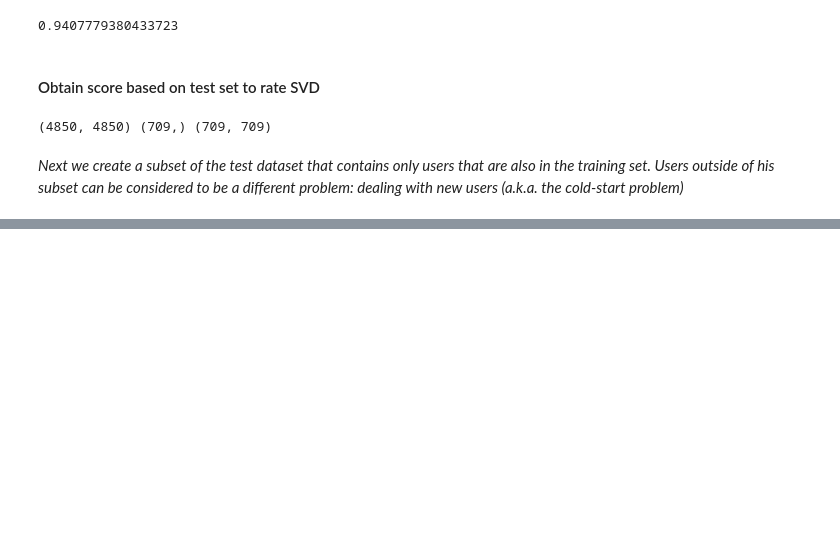
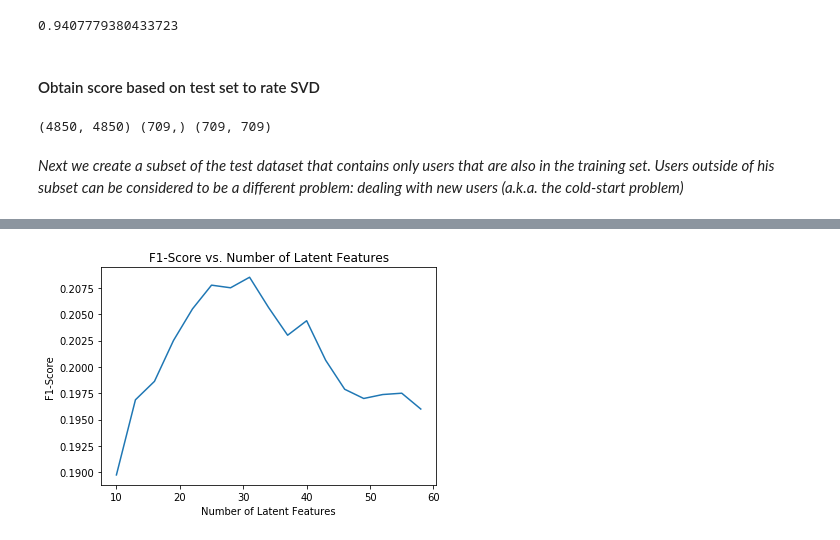
Before and after one commit to FergusOBoyle/recommender-project, a Jupyter notebook: article_recommender.ipynb, the cells around one changed output, grey strips where cells are left out. Saved outputs shown, nothing was run; the diff lists cells and outputs as text; code cells hidden in the pictures; blank space fills up the shorter version.

Commit message:
Create latent_feature_sweep function to plot performance

```diff
--- a/article_recommender.ipynb
+++ b/article_recommender.ipynb
@@ -738,26 +709,0 @@ test_subset = user_item_test[user_item_test.index.isin(train_idx)]
-# %%
-k = 100
-s_new, u_new, vt_new = np.diag(s[:k]), u[:, :k], vt[:k, :]
-
-user_item_est = (np.dot(np.dot(u_new, s_new), vt_new)) #removed np.around
-
-#get the threshold for top 10,000 recommendations
-flattened_estimates = user_item_est.flatten()
-flattened_estimates.sort()
-
-#convert to 1 only the top 10000 values, and 0 all others
-limit = flattened_estimates[-10000]
-
-user_item_est = np.where(user_item_est > limit, 1, 0 )
-
-df_estimates = pd.DataFrame(user_item_est, index=train_idx, columns=train_arts)
-
-# compute error for each prediction to actual value
-#ignore
-diffs = test_subset.subtract(df_estimates)
-
-
-
-# total errors and keep track of them
-err = np.sum(np.sum(np.abs(diffs)))
-sum_errs.append(err)
@@ -768,9 +709,0 @@ trimmed_estimates_temp.shape
-# %%
-#trim off users not in the test_subset
-trimmed_estimates_temp = df_estimates[df_estimates.index.isin(test_subset.index)]
-#trim off articles not in the test_subset
-intersection_cols = test_subset.columns & trimmed_estimates_temp.columns
-trimmed_estimates = trimmed_estimates_temp[intersection_cols]
-
-#trim the columns of the test set as well so it doesnt include unique columns
-test_subset = test_subset[intersection_cols]
@@ -838,0 +763,11 @@ for idx in range(num_preds):
+# %%
+score_func = recall_score
+latent_features_sweep_nums = np.arange(10,60,3)
+scores = latent_feature_sweep(test_subset, s, u, vt, latent_features_sweep_nums, score_func)
+
+plt.plot(latent_features_sweep_nums, scores);
+plt.xlabel('Number of Latent Features');
+plt.ylabel('F1-Score');
+plt.title('F1-Score vs. Number of Latent Features');
+# %% [output]
+[figure, added]
```
Also changed, not shown: parts of 14 cells of this notebook.
